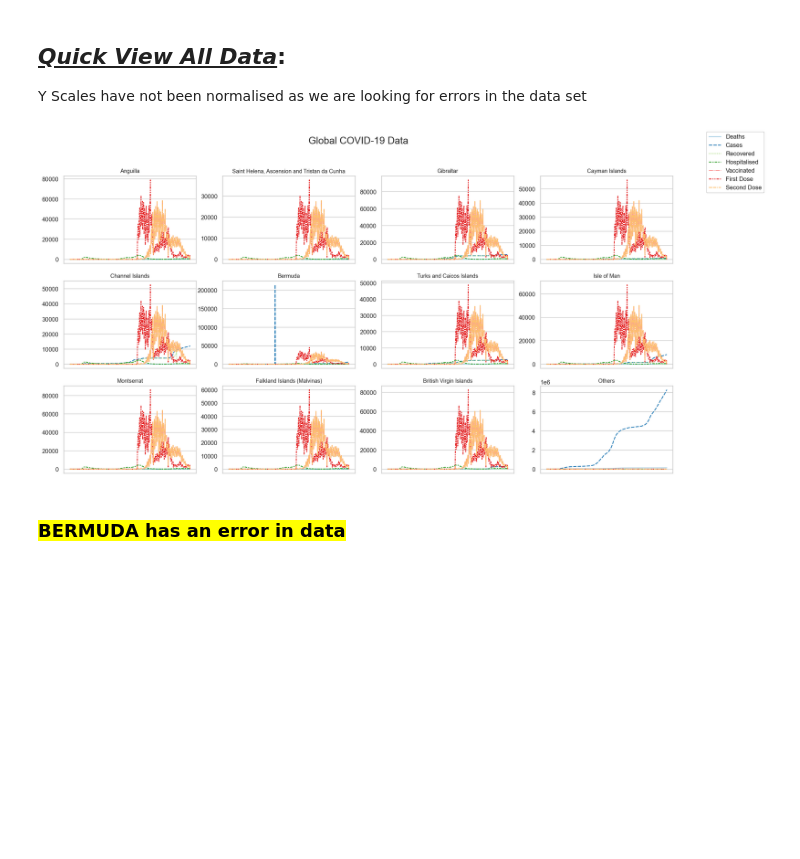
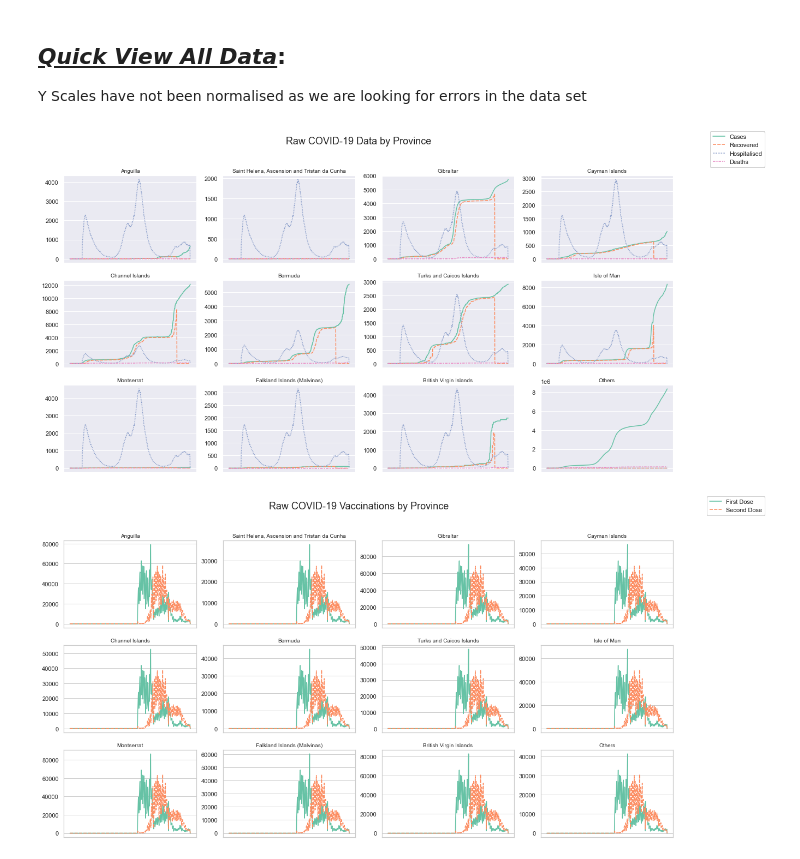
Before and after one commit to heyashy/LSE_DA_COVID_analysis, a Jupyter notebook: LSE_DA201_assignment_ash_johnson.ipynb, the cells around one changed output. Saved outputs shown, nothing was run; the diff lists cells and outputs as text; code cells hidden in the pictures; blank space fills up the shorter version.

```diff
--- a/LSE_DA201_assignment_ash_johnson.ipynb
+++ b/LSE_DA201_assignment_ash_johnson.ipynb
@@ -334,28 +334,3 @@ Name: Province/State, dtype: int64
 # %% [markdown]
 ## <em><u>Quick View All Data</u></em>:
 Y Scales have not been normalised as we are looking for errors in the data set
-# %%
-fig, axes = plt.subplots(3, 4, sharex=True, figsize=(20, 10))
-fig.suptitle('Global COVID-19 Data', size= 18)
-
-sns.set_theme(style="whitegrid")
-pos_y = 0
-for province in df['Province/State'].unique():
-    ax =  sns.lineplot(ax=axes[pos_x, pos_y], data=df[(df['Province/State'] == province)], palette='Paired')
-    handles, labels = ax.get_legend_handles_labels()
-    fig.legend(handles, labels, bbox_to_anchor=(1.02,1))
-    ax.get_legend().remove()
-    ax.set_title(label=province, fontsize = 10)
-    ax.set_xticks([])
-    if pos_x == 2:
-        pos_x = 0
-    else:
-        pos_x += 1
-    if pos_y == 3:
-        pos_y = 0
-    else:
-        pos_y += 1
-# %% [output]
-[figure, removed]
-# %% [markdown]
-### <mark><strong>BERMUDA</strong> has an error in data</mark>
@@ -363,0 +337,6 @@ df[['Province/State', 'Sub-region Name']].groupby(['Province/State', 'Sub-region
+# %%
+draw_group_chart(df, ['Cases','Recovered','Hospitalised', 'Deaths'], title='Raw COVID-19 Data by Province')
+draw_group_chart(df, ['First Dose','Second Dose'], title='Raw COVID-19 Vaccinations by Province')
+# %% [output]
+[figure, added]
+[figure, added]
```
Also changed, not shown: parts of 35 cells of this notebook, 8 other files.
